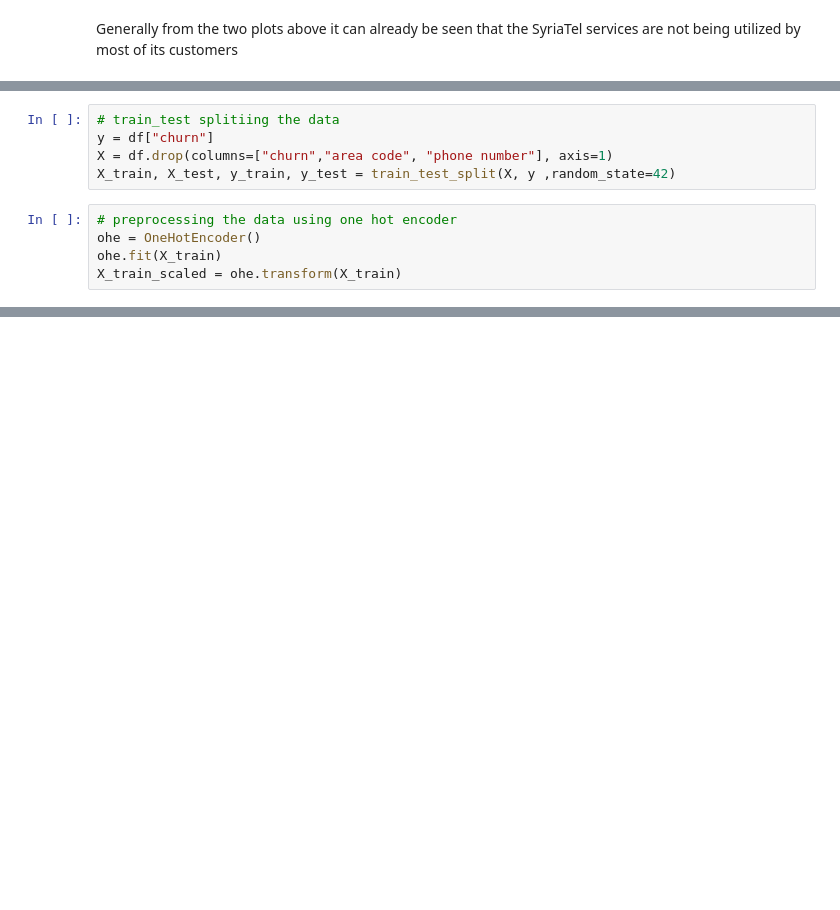
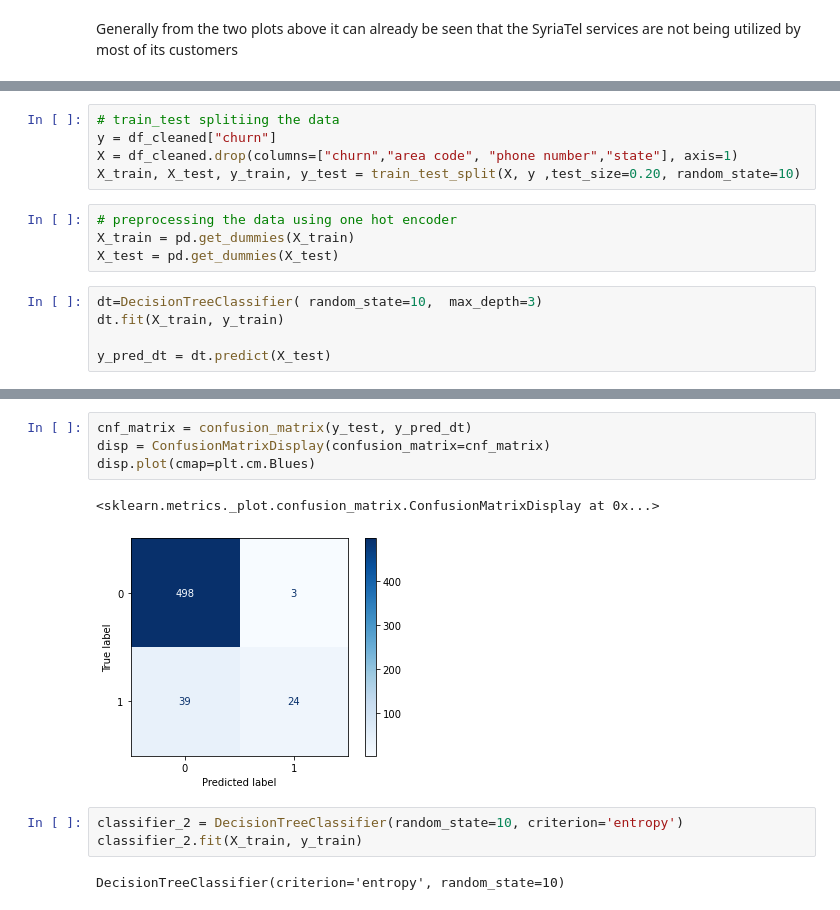
Before and after one commit to aggrey034/project-3, a Jupyter notebook: phase_3.ipynb, the cells around one changed output, grey strips where cells are left out. Drawn from its saved outputs; the diff is of its cells as text; blank space fills up the shorter version.

```diff
--- a/phase_3.ipynb
+++ b/phase_3.ipynb
@@ -184,10 +293,14 @@ Generally from the two plots above it can already be seen that the SyriaTel serv
 # %%
 # train_test splitiing the data
-y = df["churn"]
-X = df.drop(columns=["churn","area code", "phone number"], axis=1)
-X_train, X_test, y_train, y_test = train_test_split(X, y ,random_state=42)
+y = df_cleaned["churn"]
+X = df_cleaned.drop(columns=["churn","area code", "phone number","state"], axis=1)
+X_train, X_test, y_train, y_test = train_test_split(X, y ,test_size=0.20, random_state=10)
 # %%
 # preprocessing the data using one hot encoder
-ohe = OneHotEncoder()
-ohe.fit(X_train)
-X_train_scaled = ohe.transform(X_train)
+X_train = pd.get_dummies(X_train)
+X_test = pd.get_dummies(X_test)
+# %%
+dt=DecisionTreeClassifier( random_state=10,  max_depth=3)
+dt.fit(X_train, y_train)
+
+y_pred_dt = dt.predict(X_test)
@@ -193,0 +327,12 @@ X_train_scaled = ohe.transform(X_train)
+# %%
+cnf_matrix = confusion_matrix(y_test, y_pred_dt)
+disp = ConfusionMatrixDisplay(confusion_matrix=cnf_matrix)
+disp.plot(cmap=plt.cm.Blues)
+# %% [output]
+<sklearn.metrics._plot.confusion_matrix.ConfusionMatrixDisplay at 0x...>
+[figure, added]
+# %%
+classifier_2 = DecisionTreeClassifier(random_state=10, criterion='entropy')
+classifier_2.fit(X_train, y_train)
+# %% [output]
+DecisionTreeClassifier(criterion='entropy', random_state=10)
```
Also changed, not shown: parts of 12 cells of this notebook.
